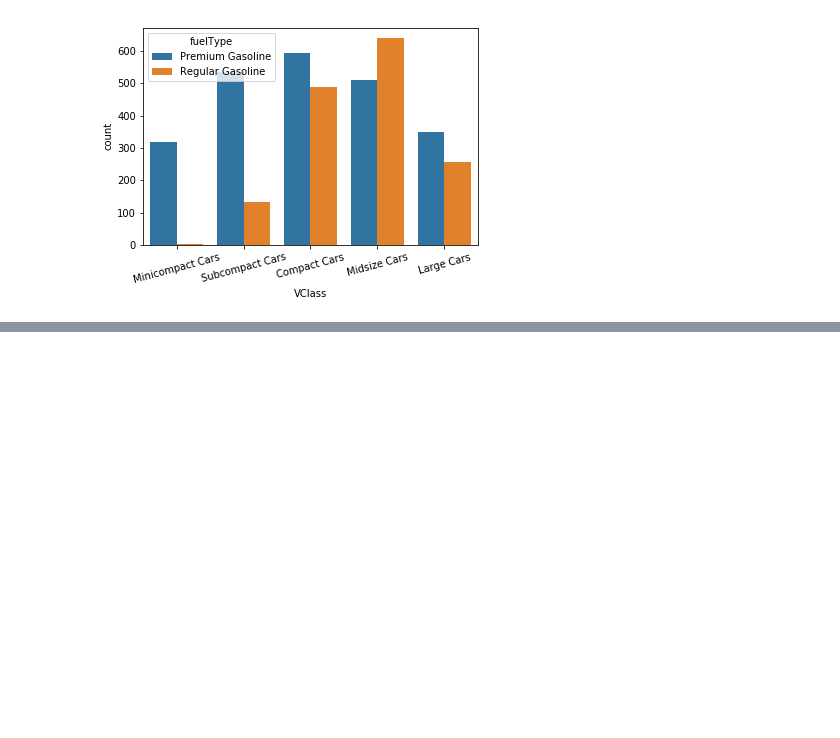
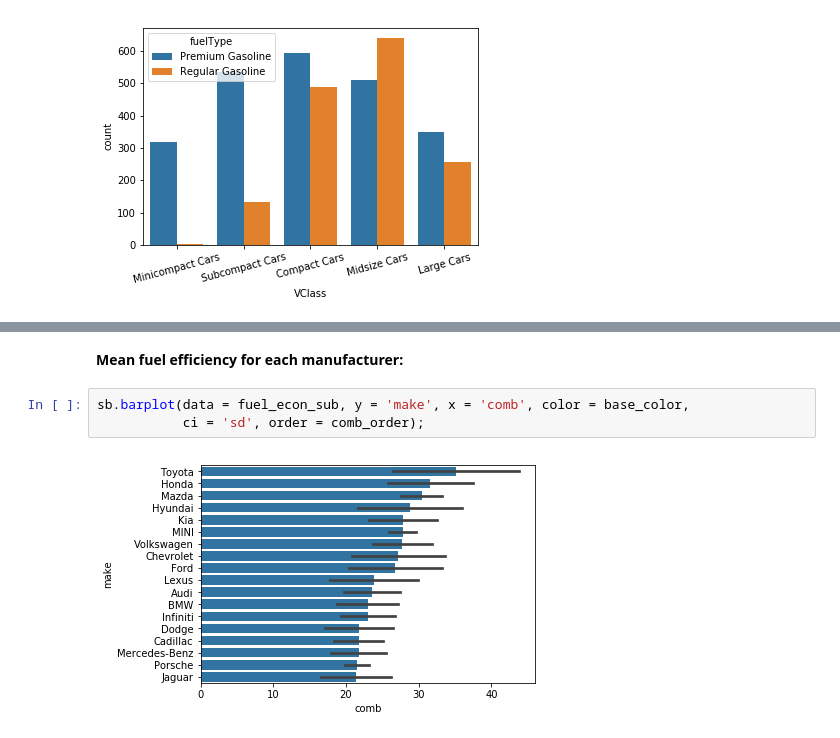
Before and after one commit to 2nOrderEDO/My_matplotlib_Jupyter_NB, a Jupyter notebook: Matplotlib; Multivariate plots and Adaptation of Univariate plots.ipynb, the cells around one changed output, grey strips where cells are left out. Saved outputs shown, nothing was run; the diff lists cells and outputs as text; blank space fills up the shorter version.

```diff
--- a/Matplotlib; Multivariate plots.ipynb
+++ b/Matplotlib; Multivariate plots and Adaptation of Univariate plots.ipynb
@@ -216,0 +247,7 @@ plt.xticks(rotation = 15);
+# %% [markdown]
+**Mean fuel efficiency for each manufacturer:**
+# %%
+sb.barplot(data = fuel_econ_sub, y = 'make', x = 'comb', color = base_color,
+           ci = 'sd', order = comb_order);
+# %% [output]
+[figure, added]
```
Also changed, not shown: parts of 12 cells of this notebook.
